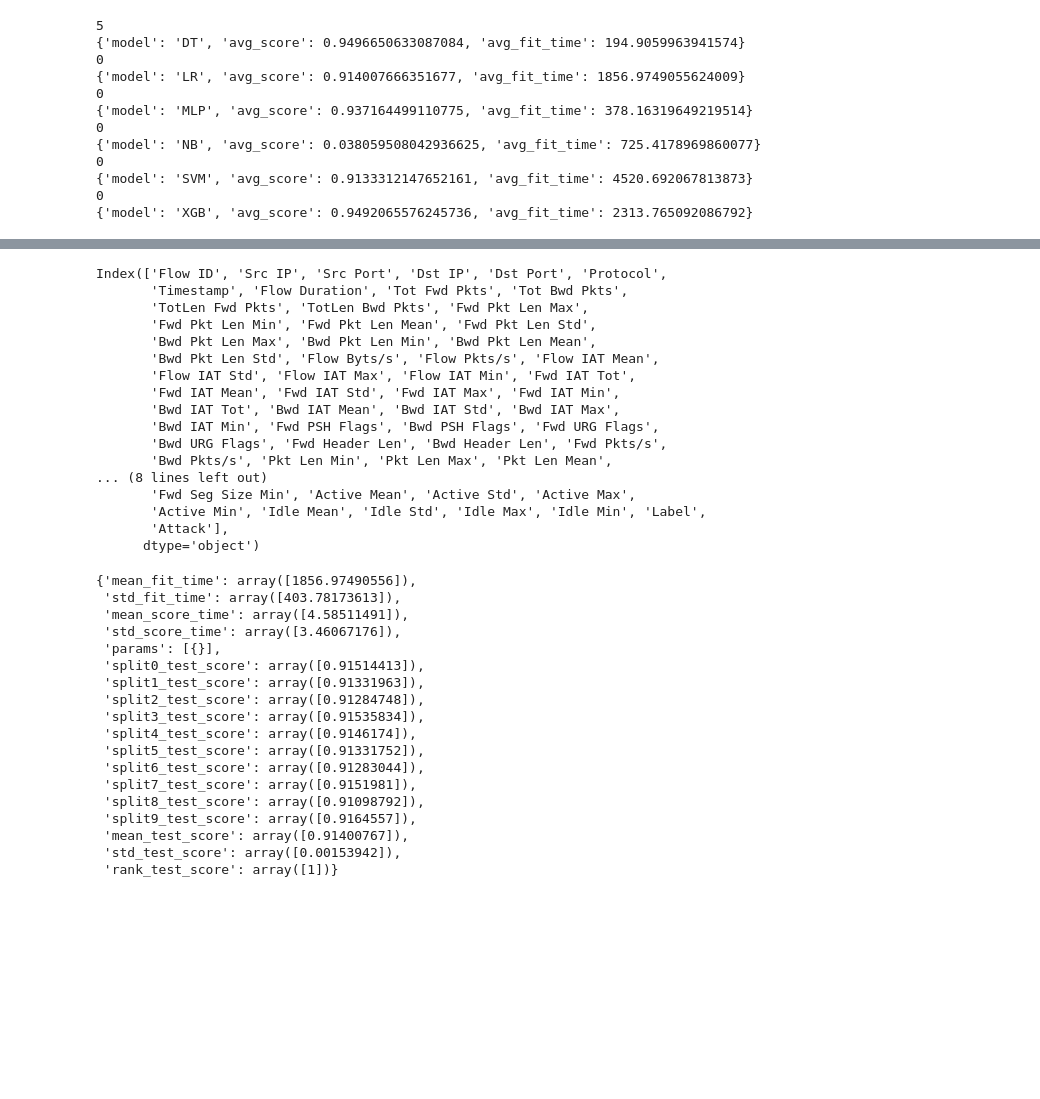
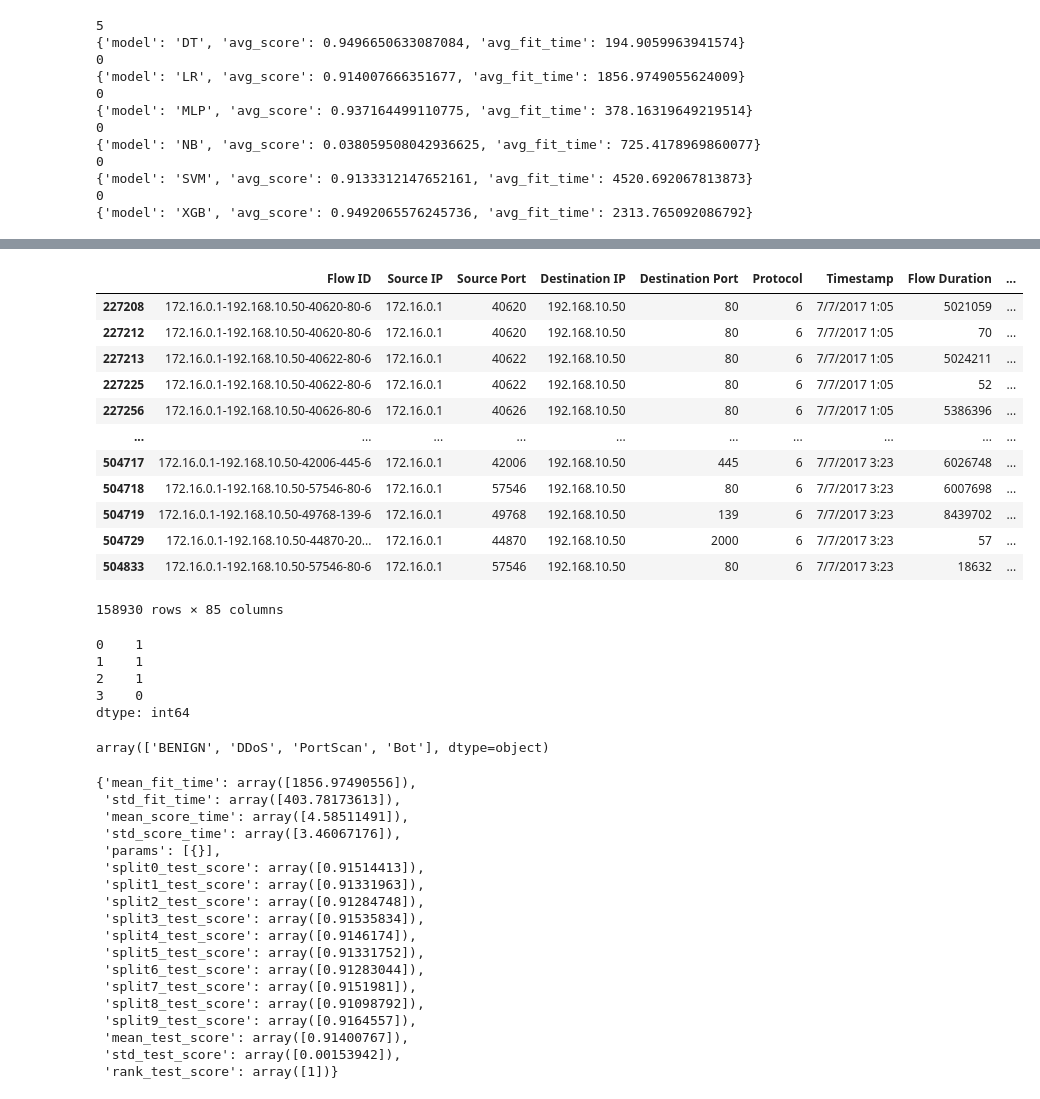
Before and after one commit to MarFerDom/aBFF, a Jupyter notebook: Untitled.ipynb, the cells around one changed output, grey strips where cells are left out. Drawn from its saved outputs; the diff is of its cells as text; code cells hidden in the pictures; blank space fills up the shorter version.

```diff
--- a/Untitled.ipynb
+++ b/Untitled.ipynb
@@ -49,0 +120,2 @@ subflow_bwd_byts
+# %%
+cic = pd.read_csv("dataset/Friday-WorkingHours_CIC.csv", sep=',')
@@ -50,23 +217,34 @@ subflow_bwd_byts
+# %%
+cic[cic[" Label"].apply(lambda x: True if x.casefold() in targetText else False)]
+# %% [output]
+|  | Flow ID | Source IP | Source Port | Destination IP | Destination Port | Protocol | Timestamp | Flow Duration | ... |
+| 227208 | 172.16.0.1-192.168.10.50-40620-80-6 | 172.16.0.1 | 40620 | 192.168.10.50 | 80 | 6 | 7/7/2017 1:05 | 5021059 | ... |
+| 227212 | 172.16.0.1-192.168.10.50-40620-80-6 | 172.16.0.1 | 40620 | 192.168.10.50 | 80 | 6 | 7/7/2017 1:05 | 70 | ... |
+| 227213 | 172.16.0.1-192.168.10.50-40622-80-6 | 172.16.0.1 | 40622 | 192.168.10.50 | 80 | 6 | 7/7/2017 1:05 | 5024211 | ... |
+| 227225 | 172.16.0.1-192.168.10.50-40622-80-6 | 172.16.0.1 | 40622 | 192.168.10.50 | 80 | 6 | 7/7/2017 1:05 | 52 | ... |
+| 227256 | 172.16.0.1-192.168.10.50-40626-80-6 | 172.16.0.1 | 40626 | 192.168.10.50 | 80 | 6 | 7/7/2017 1:05 | 5386396 | ... |
+| ... | ... | ... | ... | ... | ... | ... | ... | ... | ... |
+| 504717 | 172.16.0.1-192.168.10.50-42006-445-6 | 172.16.0.1 | 42006 | 192.168.10.50 | 445 | 6 | 7/7/2017 3:23 | 6026748 | ... |
+| 504718 | 172.16.0.1-192.168.10.50-57546-80-6 | 172.16.0.1 | 57546 | 192.168.10.50 | 80 | 6 | 7/7/2017 3:23 | 6007698 | ... |
+| 504719 | 172.16.0.1-192.168.10.50-49768-139-6 | 172.16.0.1 | 49768 | 192.168.10.50 | 139 | 6 | 7/7/2017 3:23 | 8439702 | ... |
+| 504729 | 172.16.0.1-192.168.10.50-44870-20... | 172.16.0.1 | 44870 | 192.168.10.50 | 2000 | 6 | 7/7/2017 3:23 | 57 | ... |
+| 504833 | 172.16.0.1-192.168.10.50-57546-80-6 | 172.16.0.1 | 57546 | 192.168.10.50 | 80 | 6 | 7/7/2017 3:23 | 18632 | ... |
+158930 rows × 85 columns
+# %%
+targetText = ["reconnaissance", "portscan", "scanning"]
+y = ["reconnaissance", "portscan", "scanning", "lero"]
+y = pd.Series(y)
+y.apply(lambda x: 1 if x.casefold() in targetText else 0)
+# %% [output]
+0    1
+1    1
+2    1
+3    0
+dtype: int64
 # %%
-alvo.columns
+cic[" Label"].unique()
 # %% [output]
-Index(['Flow ID', 'Src IP', 'Src Port', 'Dst IP', 'Dst Port', 'Protocol',
-       'Timestamp', 'Flow Duration', 'Tot Fwd Pkts', 'Tot Bwd Pkts',
-       'TotLen Fwd Pkts', 'TotLen Bwd Pkts', 'Fwd Pkt Len Max',
-       'Fwd Pkt Len Min', 'Fwd Pkt Len Mean', 'Fwd Pkt Len Std',
-       'Bwd Pkt Len Max', 'Bwd Pkt Len Min', 'Bwd Pkt Len Mean',
-       'Bwd Pkt Len Std', 'Flow Byts/s', 'Flow Pkts/s', 'Flow IAT Mean',
-       'Flow IAT Std', 'Flow IAT Max', 'Flow IAT Min', 'Fwd IAT Tot',
-       'Fwd IAT Mean', 'Fwd IAT Std', 'Fwd IAT Max', 'Fwd IAT Min',
-       'Bwd IAT Tot', 'Bwd IAT Mean', 'Bwd IAT Std', 'Bwd IAT Max',
-       'Bwd IAT Min', 'Fwd PSH Flags', 'Bwd PSH Flags', 'Fwd URG Flags',
-       'Bwd URG Flags', 'Fwd Header Len', 'Bwd Header Len', 'Fwd Pkts/s',
-       'Bwd Pkts/s', 'Pkt Len Min', 'Pkt Len Max', 'Pkt Len Mean',
-... (8 lines left out)
-       'Fwd Seg Size Min', 'Active Mean', 'Active Std', 'Active Max',
-       'Active Min', 'Idle Mean', 'Idle Std', 'Idle Max', 'Idle Min', 'Label',
-       'Attack'],
-      dtype='object')
+array(['BENIGN', 'DDoS', 'PortScan', 'Bot'], dtype=object)
 # %%
 teste.cv_results_
 # %% [output]
```
Also changed, not shown: parts of 10 cells of this notebook, 13 other files.
